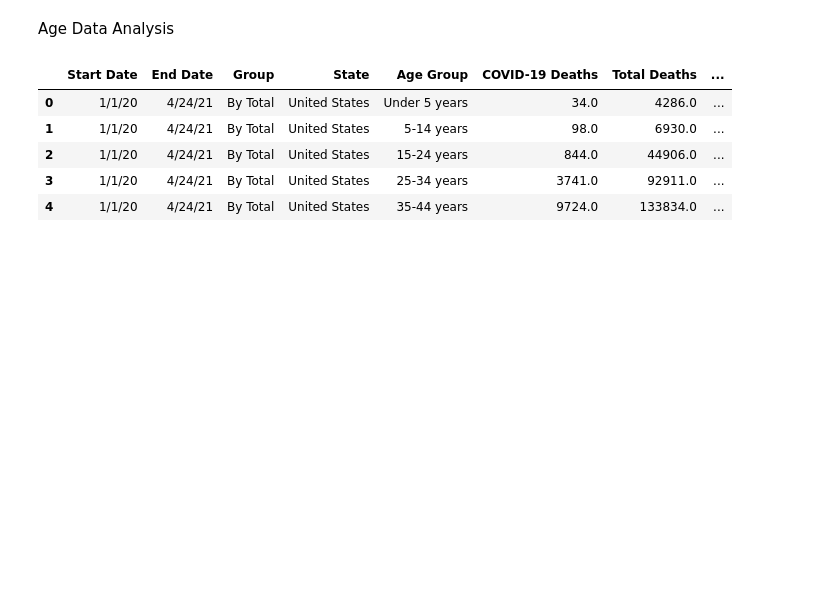
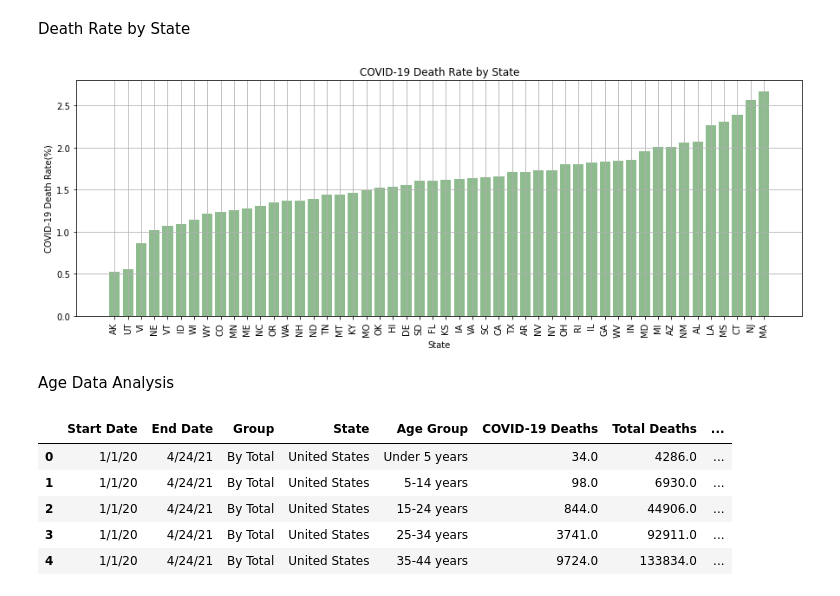
Before and after one commit to jenniecinelli/project_one, a Jupyter notebook: Folder4/Master.ipynb, the cells around one changed output. Drawn from its saved outputs; the diff is of its cells as text; code cells hidden in the pictures; blank space fills up the shorter version.

```diff
--- a/Folder4/Master.ipynb
+++ b/Folder4/Master.ipynb
@@ -23,6 +24,29 @@ import matplotlib.pyplot as plt
 ## deaths, population
 # by state, by month
 ## excess deaths
+# %% [markdown]
+Death Rate by State
+# %%
+df1 = pd.read_csv("../Folder2/Final_DeathRate_byState_042021.csv")
+# %%
+df1.rename(columns={"Unnamed: 0": "State", "Covid_Death_Rate":"Cum_Covid_19_Death_Rate"},inplace=True)
+df1.drop([0,1,2,3,4,12,36,41,60,62,54,56,61],inplace=True)
+df1 = df1.reset_index(drop=True)
+# %%
+states = df1["State"]
+death_rate = df1["Cum_Covid_19_Death_Rate"]
+# %%
+plt.figure(figsize=(15,5))
+plt.bar(states,death_rate, color='darkseagreen')
+plt.grid(True)
+plt.title('COVID-19 Death Rate by State')
+plt.ylabel('COVID-19 Death Rate(%)')
+plt.xlabel('State')
+plt.xticks(rotation = 90)
+plt.savefig("Output/death-rate-by-state.png")
+plt.show()
+# %% [output]
+[figure, added]
 # %% [markdown]
 Age Data Analysis
 # %%
```
Also changed, not shown: parts of 17 cells of this notebook, 7 other files.
